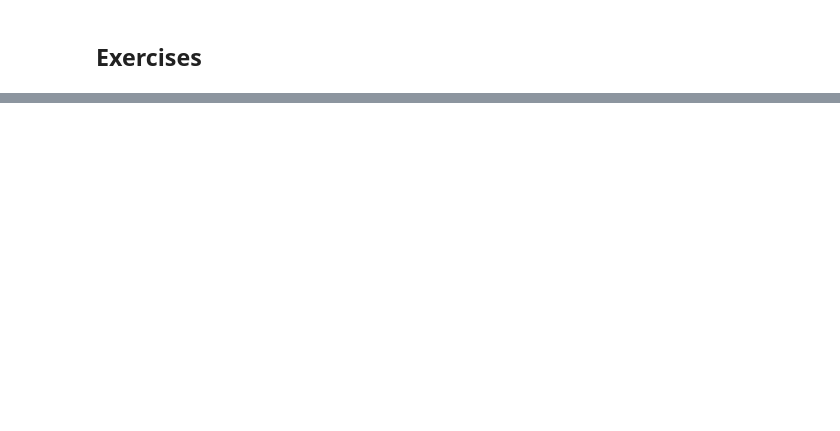
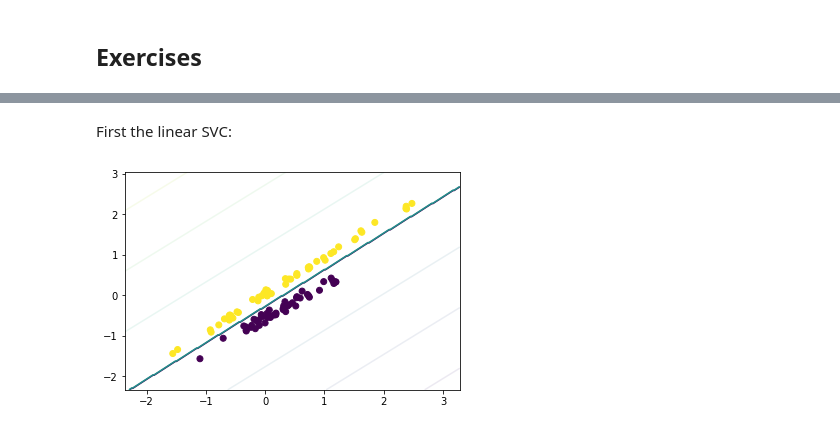
Before and after one commit to kms15/reading_notes, a Jupyter notebook: handsonml2e/handson-ml2-05.ipynb, the cells around one changed output, grey strips where cells are left out. Drawn from its saved outputs; the diff is of its cells as text; code cells hidden in the pictures; blank space fills up the shorter version.

```diff
--- a/handsonml2e/handson-ml2-05.ipynb
+++ b/handsonml2e/handson-ml2-05.ipynb
@@ -176,0 +189,12 @@ $$
+# %% [markdown]
+First the linear SVC:
+# %%
+linear_svc = Pipeline([
+    ('scaler', StandardScaler()),
+    ('linear_svc', LinearSVC(C=1, loss='hinge'))
+])
+
+linear_svc.fit(X, y)
+plot_2D_classifier(linear_svc, X, y)
+# %% [output]
+[figure, added]
```
Also changed, not shown: parts of 14 cells of this notebook.
